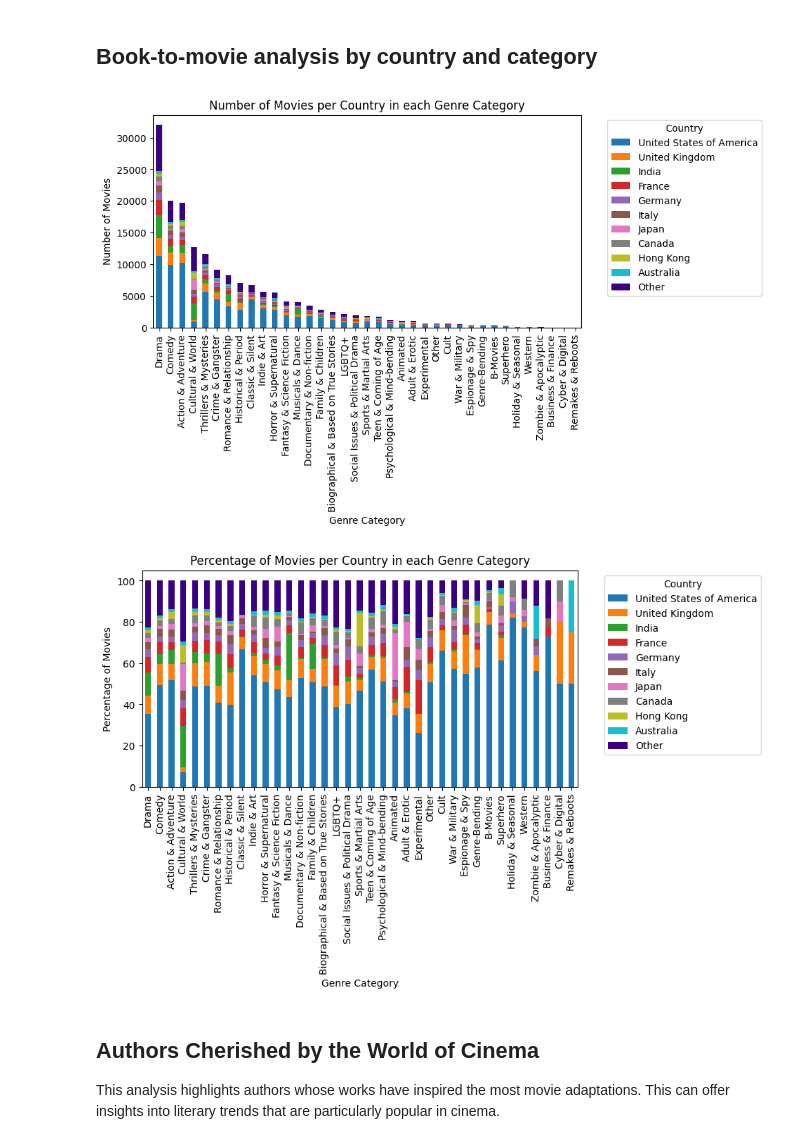
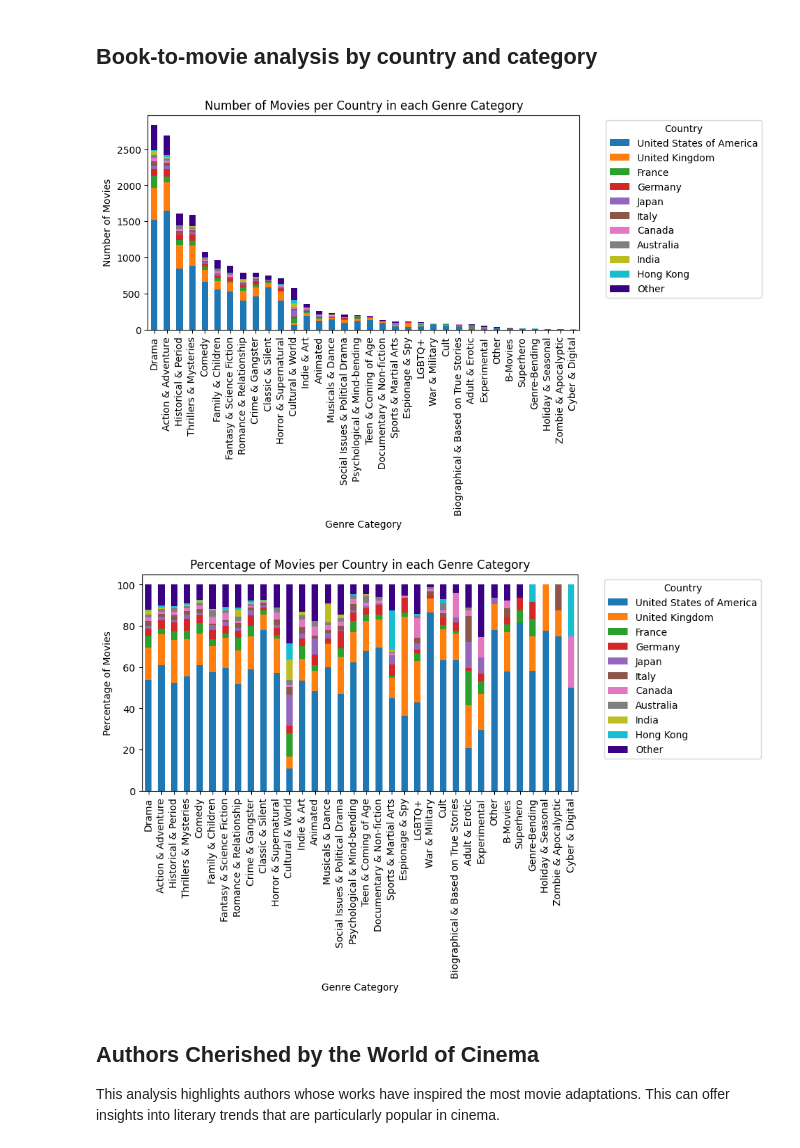
Before and after one commit to epfl-ada/ada-2024-project-padamalgame, a Jupyter notebook: results.ipynb, the cells around one changed output. Cells and saved outputs as stored; diff of their text form; code cells hidden in the pictures.

```diff
--- a/results.ipynb
+++ b/results.ipynb
@@ -188,6 +189,6 @@ Which categories of book adaptations are gaining popularity over time?
 # %%
 genre_categories = load_genre_categories('data/genre_categories.json')
 # %%
-df_genres_exploded = explode_MovieGenre(df.copy())
+adapted_movies_genres_exploded = explode_MovieGenre(adapted_movies.copy())
 # %%
 # Calculate the average movie date for each genre category
@@ -337,10 +338,10 @@ plt.show()
 This analysis examines the distribution of movies across different genre categories and languages. This can provide insights into how genre preferences vary across linguistic contexts, potentially reflecting cultural influences.
 # %%
 # Separate the languages by each comma and explode the list into separate rows
-df_genres_exploded['MovieLanguage'] = df_genres_exploded['MovieLanguage'].str.split(', ')
-df_genres_exploded_languages_exploded = df_genres_exploded.explode('MovieLanguage')
+adapted_movies_genres_exploded['MovieLanguage'] = adapted_movies_genres_exploded['MovieLanguage'].str.split(', ')
+adapted_movies_genres_exploded_languages_exploded = adapted_movies_genres_exploded.explode('MovieLanguage')
 
 # Clean the languages by removing the word "Language"
-df_genres_exploded_languages_exploded['MovieLanguage'] = df_genres_exploded_languages_exploded['MovieLanguage'].str.replace(' Language', '')
+adapted_movies_genres_exploded_languages_exploded['MovieLanguage'] = adapted_movies_genres_exploded_languages_exploded['MovieLanguage'].str.replace(' Language', '')
 # %%
 # Group by genre categories and languages, and count the number of movies in each combination
@@ -392,11 +393,11 @@ plt.show()
 ## Book-to-movie analysis by country and category
 # %%
 # Separate the countries by each comma and explode the list into separate rows
-df_genres_exploded['MovieCountries'] = df_genres_exploded['MovieCountries'].str.split(', ')
-df_genres_exploded_countries_exploded = df_genres_exploded.explode('MovieCountries')
+adapted_movies_genres_exploded['MovieCountries'] = adapted_movies_genres_exploded['MovieCountries'].str.split(', ')
+adapted_movies_genres_exploded_countries_exploded = adapted_movies_genres_exploded.explode('MovieCountries')
 # %%
 # Group by genre categories and countries, and count the number of movies in each combination
-country_counts = df_genres_exploded_countries_exploded.groupby(['MovieGenre', 'MovieCountries']).size().unstack()
+country_counts = adapted_movies_genres_exploded_countries_exploded.groupby(['MovieGenre', 'MovieCountries']).size().unstack()
 
 # Get the top 10 most used countries
 top_countries = country_counts.sum().sort_values(ascending=False).head(10).index
@@ -411,35 +412,35 @@ country_counts = country_counts.groupby('MovieCategory').sum()
 country_counts['Other'] = country_counts.drop(columns=top_countries).sum(axis=1)
 country_counts = country_counts[top_countries.tolist() + ['Other']]
 
 # Sort the genre categories by the total number of movies in descending order
 country_counts = country_counts.loc[country_counts.sum(axis=1).sort_values(ascending=False).index]
 
 # Plot the stacked bar chart
 unique_countries = country_counts.columns
 colors = sns.color_palette(cc.glasbey_category10, n_colors=len(unique_countries))  # Get a unique color for each country
 
 country_counts[unique_countries].plot(kind='bar', stacked=True, figsize=(8, 4), color=colors)
 plt.title('Number of Movies per Country in each Genre Category')
 plt.xlabel('Genre Category')
 plt.ylabel('Number of Movies')
 plt.xticks(rotation=90)
 plt.legend(title='Country', bbox_to_anchor=(1.05, 1), loc='upper left')
 plt.show()
 
 # Calculate the percentage of movies in each country for each genre category
 country_counts_percentage = country_counts.div(country_counts.sum(axis=1), axis=0) * 100
 
 # Plot the stacked bar chart by percentage
 country_counts_percentage[unique_countries].plot(kind='bar', stacked=True, figsize=(8, 4), color=colors)
 plt.title('Percentage of Movies per Country in each Genre Category')
 plt.xlabel('Genre Category')
 plt.ylabel('Percentage of Movies')
 plt.xticks(rotation=90)
 plt.legend(title='Country', bbox_to_anchor=(1.05, 1), loc='upper left')
 plt.show()
 # %% [output]
-[figure, old version]
+[figure, new version]
-[figure, old version]
+[figure, new version]
 # %% [markdown]
 ## Authors Cherished by the World of Cinema
 This analysis highlights authors whose works have inspired the most movie adaptations. This can offer insights into literary trends that are particularly popular in cinema.
```
Also changed, not shown: parts of 16 cells of this notebook.
